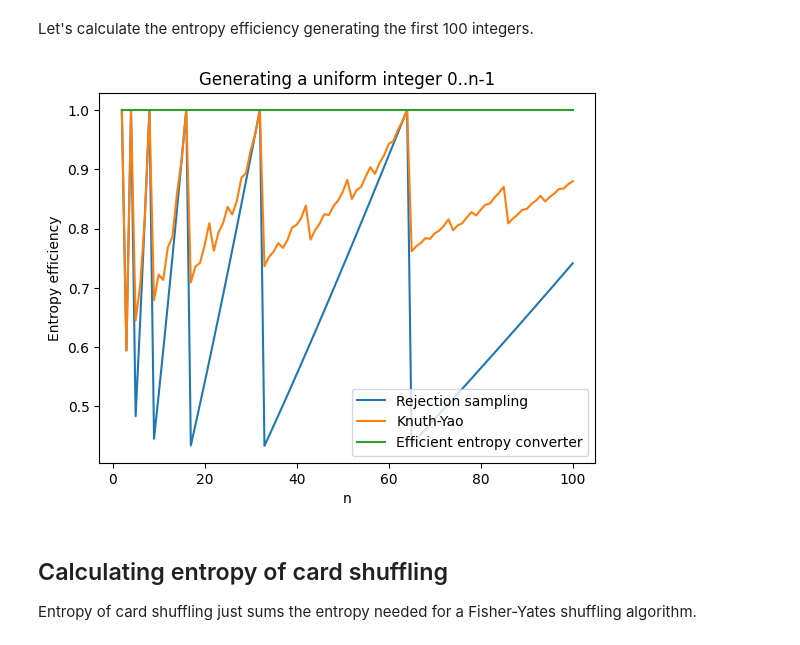
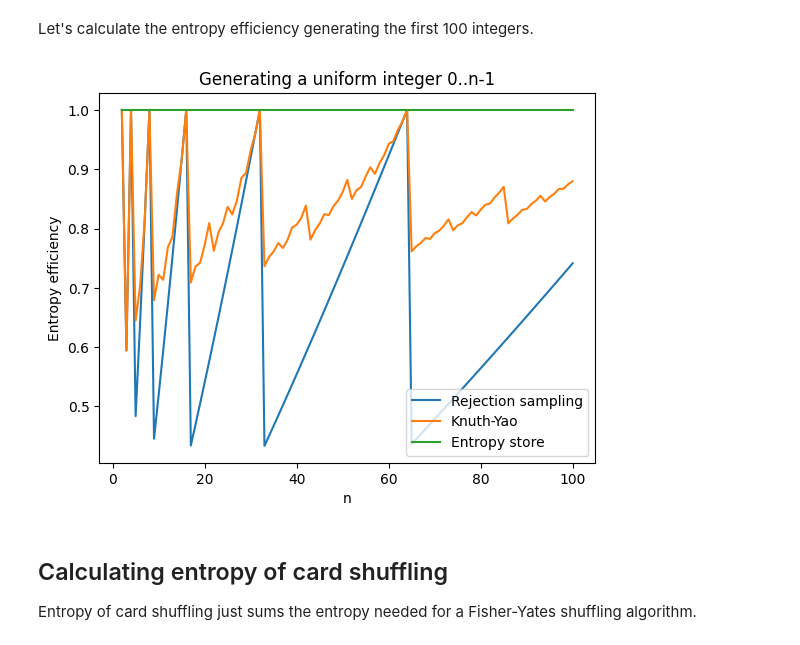
Before and after one commit to calum74/entropy, a Jupyter notebook: entropy.ipynb, the cells around one changed output. Cells and saved outputs as stored; diff of their text form; code cells hidden in the pictures.

```diff
--- a/entropy.ipynb
+++ b/entropy.ipynb
@@ -112,21 +154,21 @@ Let's calculate the entropy efficiency generating the first 100 integers.
 # %%
 numbers = range(2,101)
 rs_efficiency = [math.log2(n)/expected_rejection_sampling(n) for n in numbers]
 fdr_efficiency = [math.log2(n)/expected_fast_dice_roller(n) for n in numbers]
 eec_efficiency = [math.log2(n)/worst_case_eec(n) for n in numbers]
 
 import matplotlib.pyplot as plt
 plt.title('Generating a uniform integer 0..n-1')
 plt.xlabel('n')
 plt.ylabel('Entropy efficiency')
 plt.plot(numbers, rs_efficiency, label='Rejection sampling')
 plt.plot(numbers, fdr_efficiency, label='Knuth-Yao')
-plt.plot(numbers, eec_efficiency, label='Efficient entropy converter')
+plt.plot(numbers, eec_efficiency, label='Entropy store')
 plt.legend()
 plt.savefig('uniform_efficiency.png')
 plt.show()
 # %% [output]
-[figure, old version]
+[figure, new version]
 # %% [markdown]
 ## Calculating entropy of card shuffling
 
```
Also changed, not shown: parts of 30 cells of this notebook, 4 other files.
